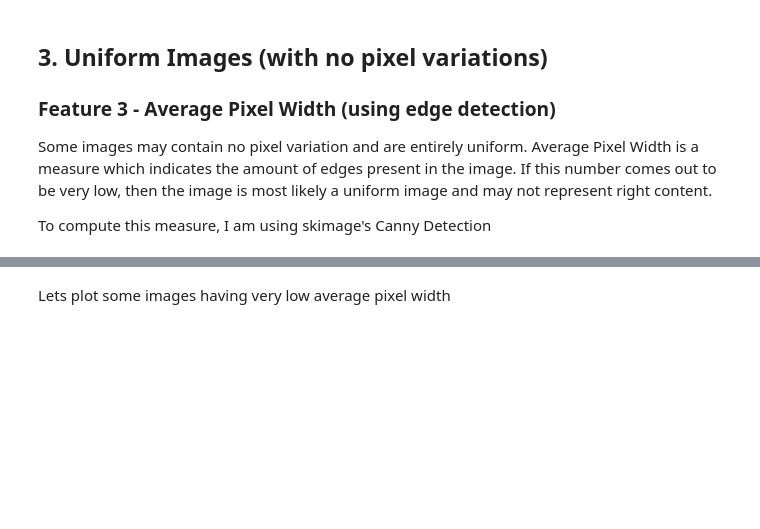
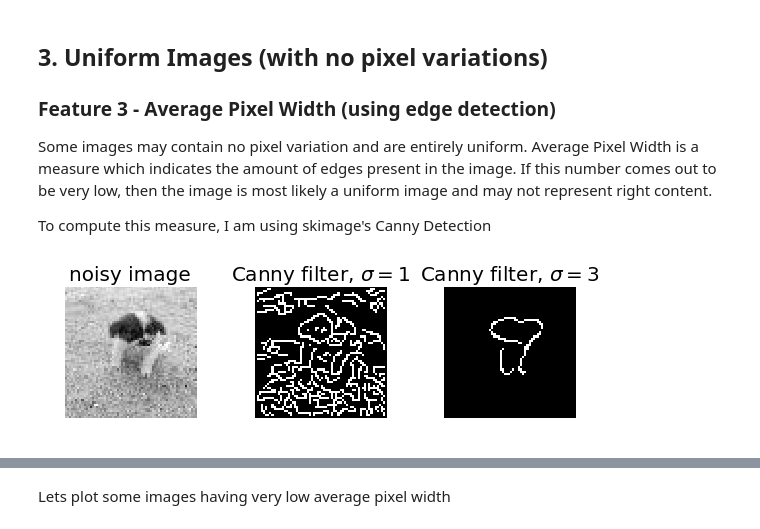
Before and after one commit to DobosP/erasmus_ai, a Jupyter notebook: feature-extraction/image-feature-extraction-and-image-quality.ipynb, the cells around one changed output, grey strips where cells are left out. Drawn from its saved outputs; the diff is of its cells as text; code cells hidden in the pictures; blank space fills up the shorter version.

```diff
--- a/feature-extraction/image-feature-extraction-and-image-quality.ipynb
+++ b/feature-extraction/image-feature-extraction-and-image-quality.ipynb
@@ -135,31 +159,33 @@ Some images may contain no pixel variation and are entirely uniform. Average Pix
 
 To compute this measure, I am using skimage's Canny Detection
 # %%
-im1 = IMG.open(images_path+'000c21f80-1.jpg')
+im1 = IMG.open(images_path+'000a290e4-1.jpg')
 im2 = im1.convert(mode='L')
 im = np.asarray(im2)
 
 edges1 = feature.canny(im, sigma=1)
 edges2 = feature.canny(im, sigma=3)
 
 # display results
 fig, (ax1, ax2, ax3) = plt.subplots(nrows=1, ncols=3, figsize=(8, 3), sharex=True, sharey=True)
 
 ax1.imshow(im, cmap=plt.cm.gray)
 ax1.axis('off')
 ax1.set_title('noisy image', fontsize=20)
 
 ax2.imshow(edges1, cmap=plt.cm.gray)
 ax2.axis('off')
 ax2.set_title('Canny filter, $\sigma=1$', fontsize=20)
 
 ax3.imshow(edges2, cmap=plt.cm.gray)
 ax3.axis('off')
 ax3.set_title('Canny filter, $\sigma=3$', fontsize=20)
 
 fig.tight_layout()
 
 plt.show()
+# %% [output]
+[figure, added]
 # %%
 def average_pixel_width(img):
     path = images_path + img
```
Also changed, not shown: parts of 7 cells of this notebook, 5 other files.
